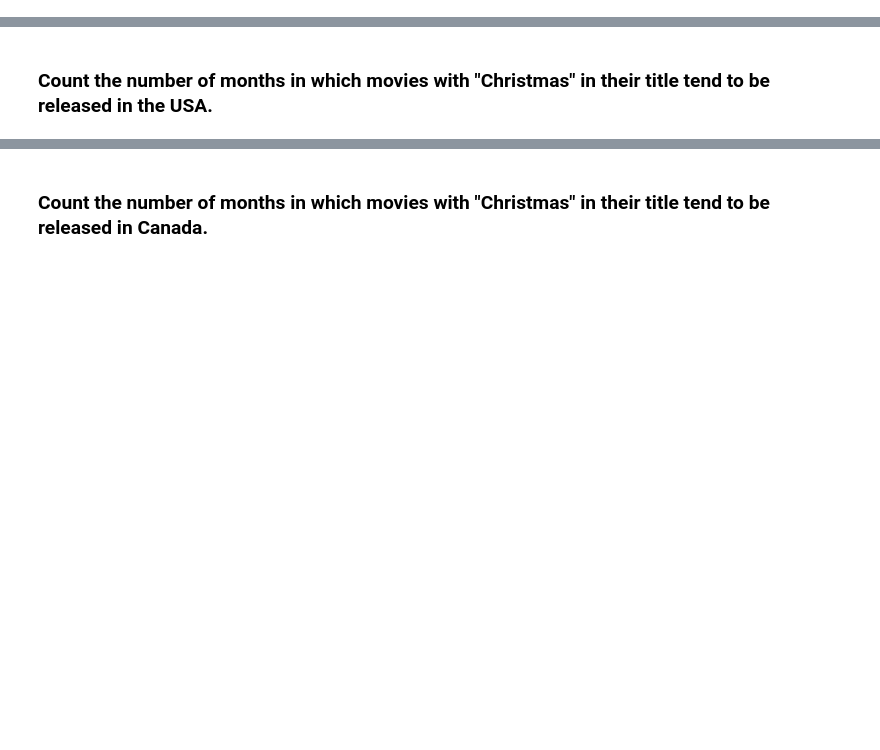
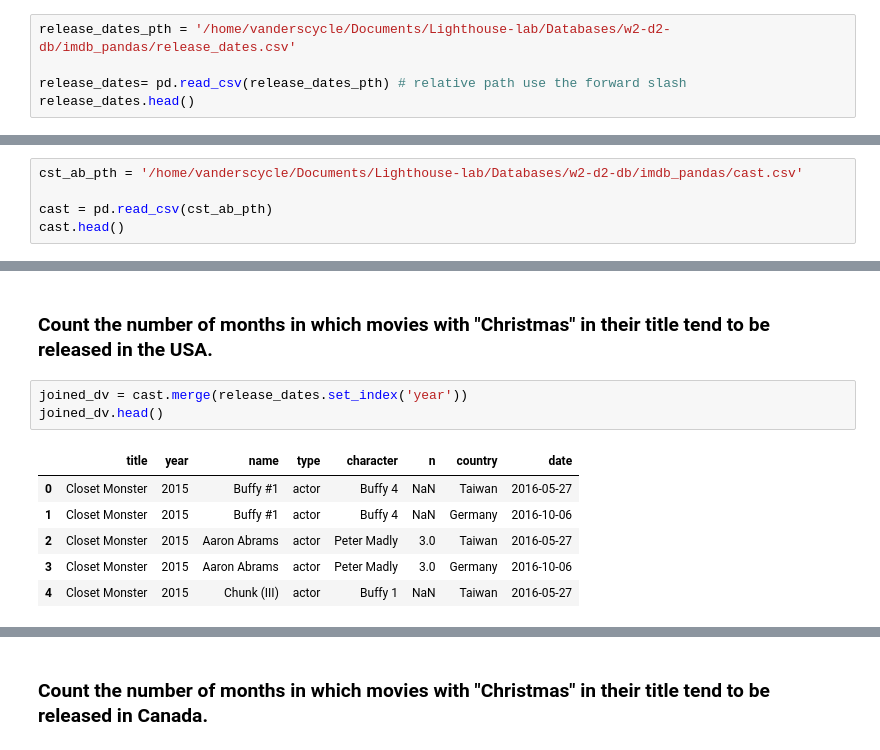
Before and after one commit to Vanderscycle/lighthouse-data-notes, a Jupyter notebook: Week_2/w2-d2/pandas_exercises/Exercises-5.ipynb, the cells around one changed output, grey strips where cells are left out. Saved outputs shown, nothing was run; the diff lists cells and outputs as text; blank space fills up the shorter version.

Commit message:
learned about data viz and wrangled more data with pandas

```diff
--- a/Week_2/w2-d2/pandas_exercises/Exercises-5.ipynb
+++ b/Week_2/w2-d2/pandas_exercises/Exercises-5.ipynb
@@ -9,3 +10,8 @@ import pandas as pd
 # release_dates = pd.read_csv('data/release_dates.csv', index_col=None,
 #                                       parse_dates=['date'], infer_datetime_format=True)
 # release_dates.head()
+# %%
+release_dates_pth = '/home/vanderscycle/Documents/Lighthouse-lab/Databases/w2-d2-db/imdb_pandas/release_dates.csv'
+
+release_dates= pd.read_csv(release_dates_pth) # relative path use the forward slash
+release_dates.head()
@@ -11,0 +25,5 @@ import pandas as pd
+# %%
+cst_ab_pth = '/home/vanderscycle/Documents/Lighthouse-lab/Databases/w2-d2-db/imdb_pandas/cast.csv'
+
+cast = pd.read_csv(cst_ab_pth)
+cast.head()
@@ -12,2 +37,12 @@ import pandas as pd
 # %% [markdown]
 ### Count the number of months in which movies with "Christmas" in their title tend to be released in the USA.
+# %%
+joined_dv = cast.merge(release_dates.set_index('year'))
+joined_dv.head()
+# %% [output]
+|  | title | year | name | type | character | n | country | date |
+| 0 | Closet Monster | 2015 | Buffy #1 | actor | Buffy 4 | NaN | Taiwan | 2016-05-27 |
+| 1 | Closet Monster | 2015 | Buffy #1 | actor | Buffy 4 | NaN | Germany | 2016-10-06 |
+| 2 | Closet Monster | 2015 | Aaron Abrams | actor | Peter Madly | 3.0 | Taiwan | 2016-05-27 |
+| 3 | Closet Monster | 2015 | Aaron Abrams | actor | Peter Madly | 3.0 | Germany | 2016-10-06 |
+| 4 | Closet Monster | 2015 | Chunk (III) | actor | Buffy 1 | NaN | Taiwan | 2016-05-27 |
```
Also changed, not shown: parts of 31 cells of this notebook, 10 other files.
